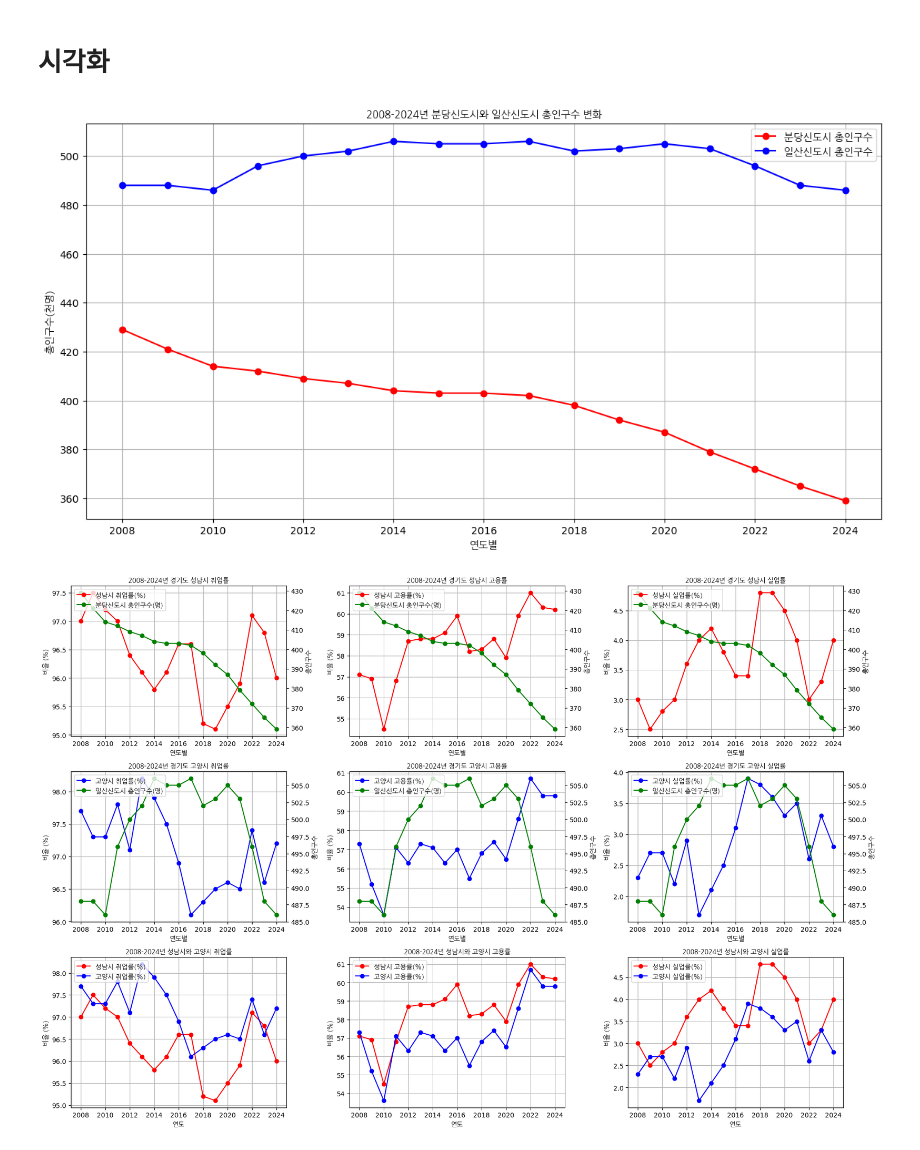
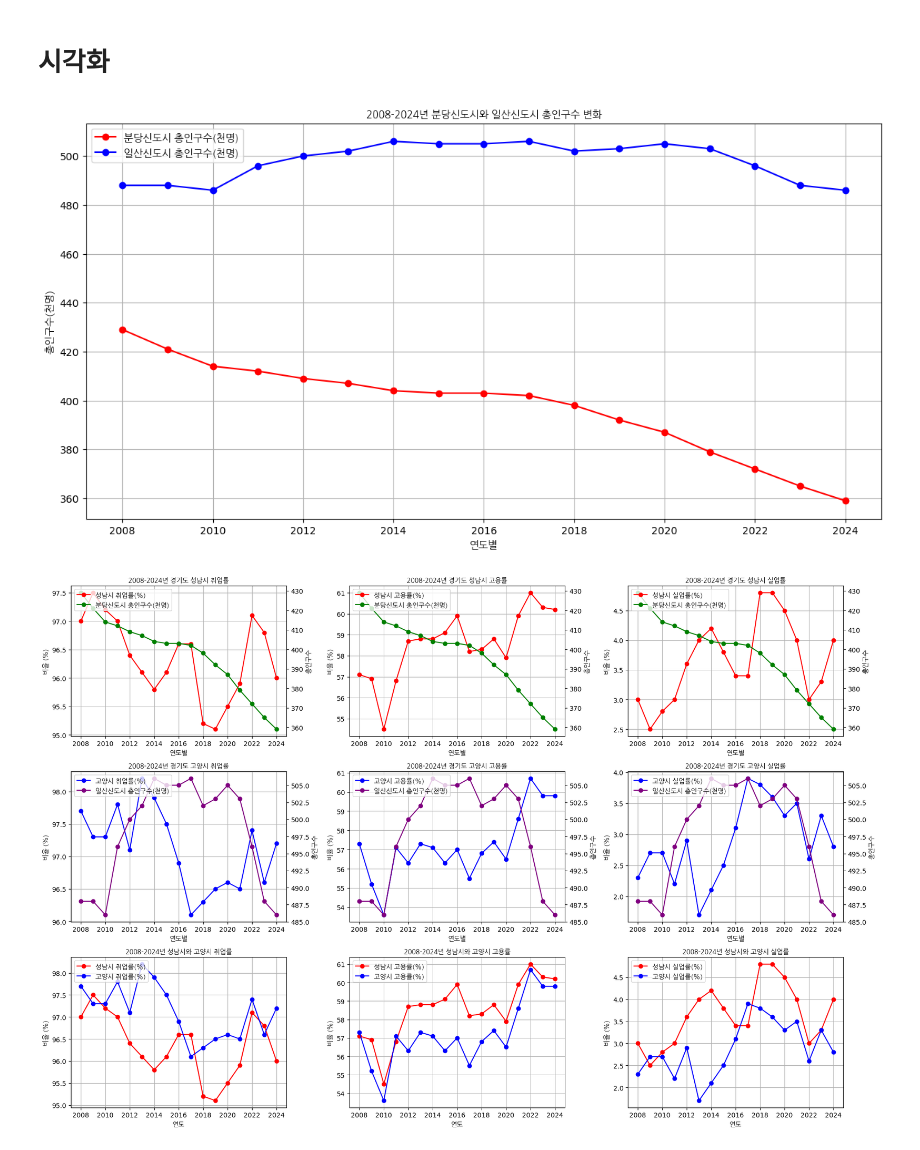
Before and after one commit to SnapishAgent/Ilsan-Investment-Insight, a Jupyter notebook: 일자리/고용실업률/employ_data.ipynb, the cells around one changed output. Saved outputs shown, nothing was run; the diff lists cells and outputs as text; code cells hidden in the pictures.

```diff
--- a/일자리/고용실업률/employ_data.ipynb
+++ b/일자리/고용실업률/employ_data.ipynb
@@ -435,36 +435,36 @@ display(df_goyang_grouped.shape)
 # %%
 import matplotlib.pyplot as plt
 from matplotlib.font_manager import FontProperties
 
 fontprop = FontProperties(fname='NanumGothic.ttf')
 
 # 연도별 성남시와 고양시 총인구수 그래프
 plt.figure(figsize=(14, 7))
 
 # 성남시 총인구수 그래프
-plt.plot(total_population_df['연도'], total_population_df['성남시 총인구수(천명)'], marker='o', label='분당신도시 총인구수', color='red')
+plt.plot(total_population_df['연도'], total_population_df['성남시 총인구수(천명)'], marker='o', label='분당신도시 총인구수(천명)', color='red')
 
 # 고양시 총인구수 그래프
-plt.plot(total_population_df['연도'], total_population_df['고양시 총인구수(천명)'], marker='o', label='일산신도시 총인구수', color='blue')
+plt.plot(total_population_df['연도'], total_population_df['고양시 총인구수(천명)'], marker='o', label='일산신도시 총인구수(천명)', color='blue')
 
 # 그래프 제목 및 축 레이블 설정
 plt.title('2008-2024년 분당신도시와 일산신도시 총인구수 변화', fontproperties=fontprop)
 plt.xlabel('연도별', fontproperties=fontprop)
 plt.ylabel('총인구수(천명)', fontproperties=fontprop)
 
 # x축 눈금 설정
 plt.xticks(total_population_df['연도'][::2], rotation=0)
 
 # 범례 설정
 plt.legend(prop=fontprop, fontsize=24)
 
 # 그리드 설정
 plt.grid(True)
 
 # 그래프 표시
 plt.show()
 # %% [output]
-[figure, old version]
+[figure, new version]
 # %%
 def plot_data(ax, x, y, title, xlabel, ylabel, xticks, color, label, secondary_y=None, secondary_label=None):
     ax.plot(x, y, marker='o', label=label, color=color)
@@ -475,7 +475,7 @@ def plot_data(ax, x, y, title, xlabel, ylabel, xticks, color, label, secondary_y
     ax.grid(True)
     if secondary_y is not None:
         ax2 = ax.twinx()
-        ax2.plot(x, secondary_y, marker='o', label=secondary_label, color='green')
+        ax2.plot(x, secondary_y, marker='o', label=secondary_label, color='green' if '분당신도시' in secondary_label else 'purple')
         ax2.set_ylabel('총인구수', fontproperties=fontprop)
         # Combine legends from both axes
         lines1, labels1 = ax.get_legend_handles_labels()
@@ -494,32 +494,32 @@ xticks_goyang = df_goyang_grouped['연도'][::2]
 # Plot 성남시 취업률
 plot_data(axes[0, 0], df_seongnam_grouped['연도'], df_seongnam_grouped['취업률(%)'],
           '2008-2024년 경기도 성남시 취업률', '연도별', '비율 (%)', xticks, 'red', '성남시 취업률(%)',
-          total_population_df['성남시 총인구수(천명)'], '분당신도시 총인구수(명)')
+          total_population_df['성남시 총인구수(천명)'], '분당신도시 총인구수(천명)')
 
 # Plot 성남시 고용률
 plot_data(axes[0, 1], df_seongnam_grouped['연도'], df_seongnam_grouped['고용률(%)'],
           '2008-2024년 경기도 성남시 고용률', '연도별', '비율 (%)', xticks, 'red', '성남시 고용률(%)',
-          total_population_df['성남시 총인구수(천명)'], '분당신도시 총인구수(명)')
+          total_population_df['성남시 총인구수(천명)'], '분당신도시 총인구수(천명)')
 
 # Plot 성남시 실업률
 plot_data(axes[0, 2], df_seongnam_grouped['연도'], df_seongnam_grouped['실업률(％)'],
           '2008-2024년 경기도 성남시 실업률', '연도별', '비율 (%)', xticks, 'red', '성남시 실업률(%)',
-          total_population_df['성남시 총인구수(천명)'], '분당신도시 총인구수(명)')
+          total_population_df['성남시 총인구수(천명)'], '분당신도시 총인구수(천명)')
 
 # Plot 고양시 취업률
 plot_data(axes[1, 0], df_goyang_grouped['연도'], df_goyang_grouped['취업률(%)'],
           '2008-2024년 경기도 고양시 취업률', '연도별', '비율 (%)', xticks_goyang, 'blue', '고양시 취업률(%)',
-          total_population_df['고양시 총인구수(천명)'], '일산신도시 총인구수(명)')
+          total_population_df['고양시 총인구수(천명)'], '일산신도시 총인구수(천명)')
 
 # Plot 고양시 고용률
 plot_data(axes[1, 1], df_goyang_grouped['연도'], df_goyang_grouped['고용률(%)'],
           '2008-2024년 경기도 고양시 고용률', '연도별', '비율 (%)', xticks_goyang, 'blue', '고양시 고용률(%)',
-          total_population_df['고양시 총인구수(천명)'], '일산신도시 총인구수(명)')
+          total_population_df['고양시 총인구수(천명)'], '일산신도시 총인구수(천명)')
 
 # Plot 고양시 실업률
 plot_data(axes[1, 2], df_goyang_grouped['연도'], df_goyang_grouped['실업률(％)'],
           '2008-2024년 경기도 고양시 실업률', '연도별', '비율 (%)', xticks_goyang, 'blue', '고양시 실업률(%)',
-          total_population_df['고양시 총인구수(천명)'], '일산신도시 총인구수(명)')
+          total_population_df['고양시 총인구수(천명)'], '일산신도시 총인구수(천명)')
 
 # Plot 성남시와 고양시 취업률
 axes[2, 0].plot(df_seongnam_grouped['연도'], df_seongnam_grouped['취업률(%)'], marker='o', label='성남시 취업률(%)', color='red')
@@ -557,4 +557,4 @@ plt.tight_layout()
 # Show plot
 plt.show()
 # %% [output]
-[figure, old version]
+[figure, new version]
```
Also changed, not shown: 3 other files.
